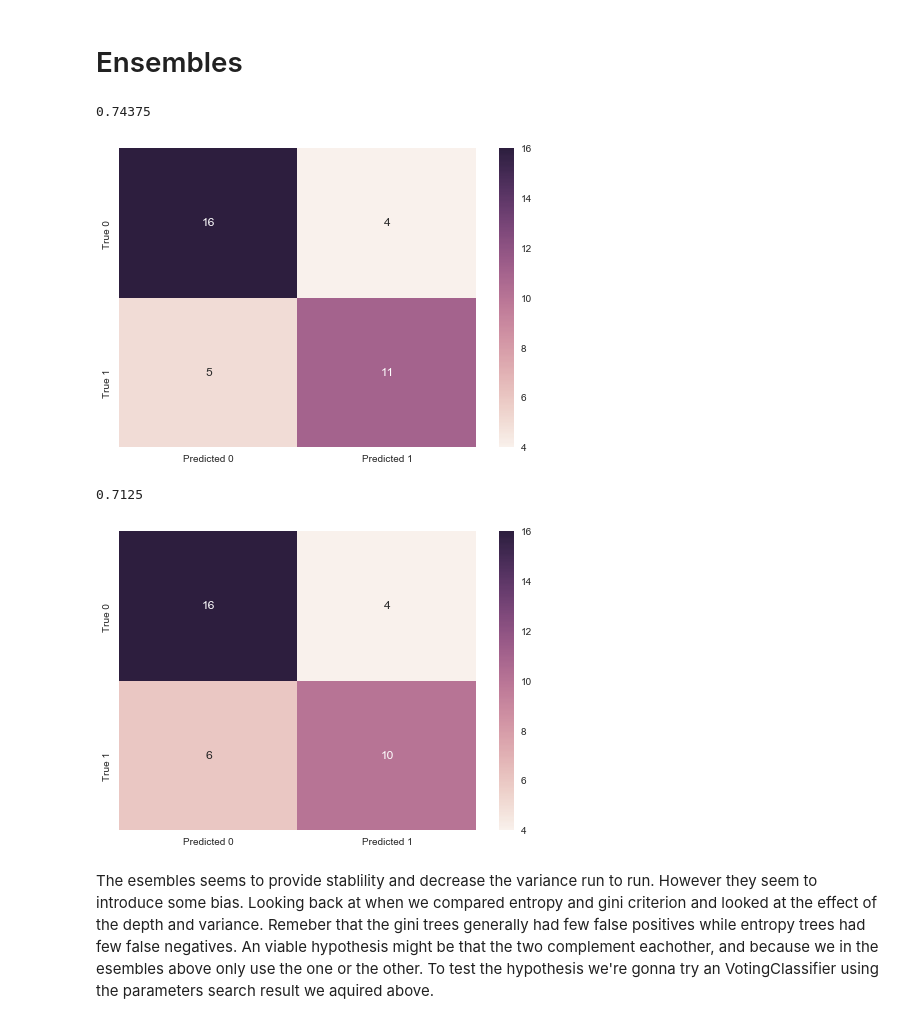
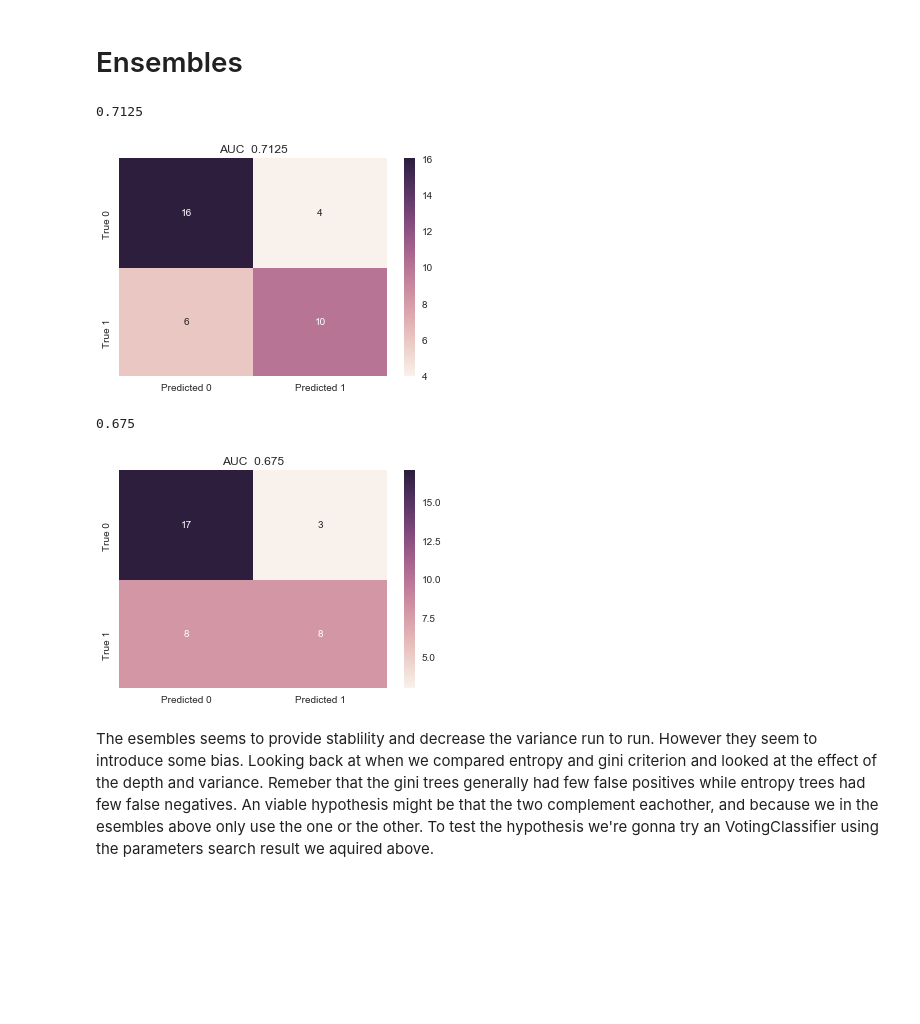
Before and after one commit to Tranhd/Diabetes-Classification, a Jupyter notebook: Model Selection.ipynb, the cells around one changed output. Cells and saved outputs as stored; diff of their text form; code cells hidden in the pictures; blank space fills up the shorter version.

```diff
--- a/Model Selection.ipynb
+++ b/Model Selection.ipynb
@@ -394,36 +392,40 @@ from sklearn.ensemble import BaggingClassifier, RandomForestClassifier
 base = DecisionTreeClassifier(criterion='entropy', splitter='best',
                                        max_depth=5, min_samples_split=2, min_samples_leaf=1,
                                        min_weight_fraction_leaf=0.0, max_features=None, random_state=None,
-                                       max_leaf_nodes=24, min_impurity_split=1e-07,
+                                       max_leaf_nodes=22, min_impurity_split=1e-07,
                                            class_weight='balanced', presort=False)
 
-model = BaggingClassifier(base_estimator=base, n_estimators=10, max_samples=1.0, max_features=1.0,
+model = BaggingClassifier(base_estimator=base, n_estimators=100, max_samples=1.0, max_features=1.0,
                   bootstrap=True, bootstrap_features=False, oob_score=False, warm_start=False,
                   n_jobs=1, random_state=None, verbose=0)
 model.fit(x_train, y_train)
 predictions = model.predict(x_val)
 conf = (confusion_matrix(y_val,predictions))
-roc = (roc_auc_score(y_val,predictions))
+auc = (roc_auc_score(y_val,predictions))
 sns.heatmap(conf, annot=True, xticklabels=xlabel, yticklabels=ylabel)
-print(roc)
+plt.title("AUC  " + str(auc))
+print(auc)
+plt.savefig('Bagging.eps', format='eps', dpi=1000)
 # %% [output]
-0.74375
+0.7125
-[figure, old version]
+[figure, new version]
 # %%
-model = RandomForestClassifier(n_estimators=10, criterion='entropy', max_depth=5,
+model = RandomForestClassifier(n_estimators=100, criterion='entropy', max_depth=5,
                        min_samples_split=2, min_samples_leaf=1, min_weight_fraction_leaf=0.0,
                        max_features='auto', max_leaf_nodes=22, min_impurity_split=1e-07,
                        bootstrap=True, oob_score=False, n_jobs=1, random_state=None, verbose=0,
                        warm_start=False, class_weight=None)
 model.fit(x_train, y_train)
 predictions = model.predict(x_val)
 conf = (confusion_matrix(y_val,predictions))
-roc = (roc_auc_score(y_val,predictions))
+auc = (roc_auc_score(y_val,predictions))
 sns.heatmap(conf, annot=True, xticklabels=xlabel, yticklabels=ylabel)
-print(roc)
+plt.title("AUC  " + str(auc))
+print(auc)
+plt.savefig('randfor.eps', format='eps', dpi=1000)
 # %% [output]
-0.7125
+0.675
-[figure, old version]
+[figure, new version]
 # %% [markdown]
 The esembles seems to provide stablility and decrease the variance run to run. However they seem to introduce some bias. Looking back at when we compared entropy and gini criterion and looked at the effect of the depth and variance. Remeber that the gini trees generally had few false positives while entropy trees had few false negatives. An viable hypothesis might be that the two complement eachother, and because we in the esembles above only use the one or the other. To test the hypothesis we're gonna try an VotingClassifier using the parameters search result we aquired above.
 # %% [markdown]
```
Also changed, not shown: parts of 11 cells of this notebook, 2 other files.
